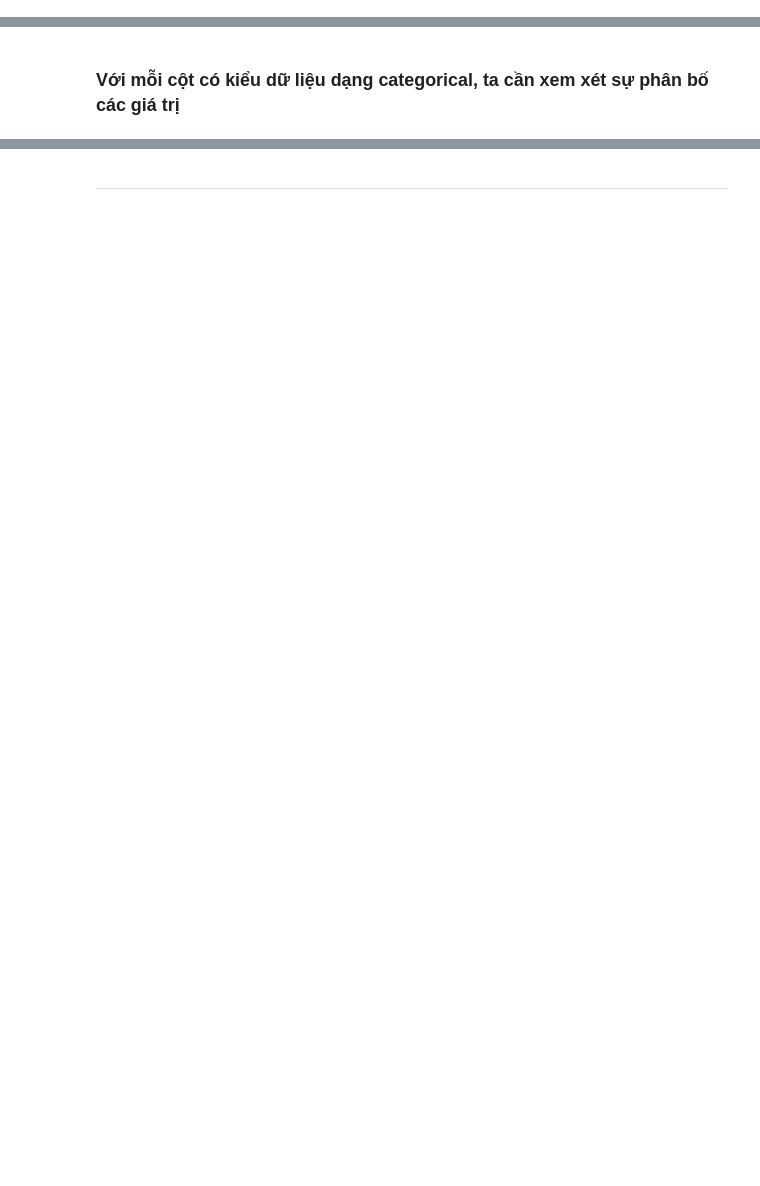
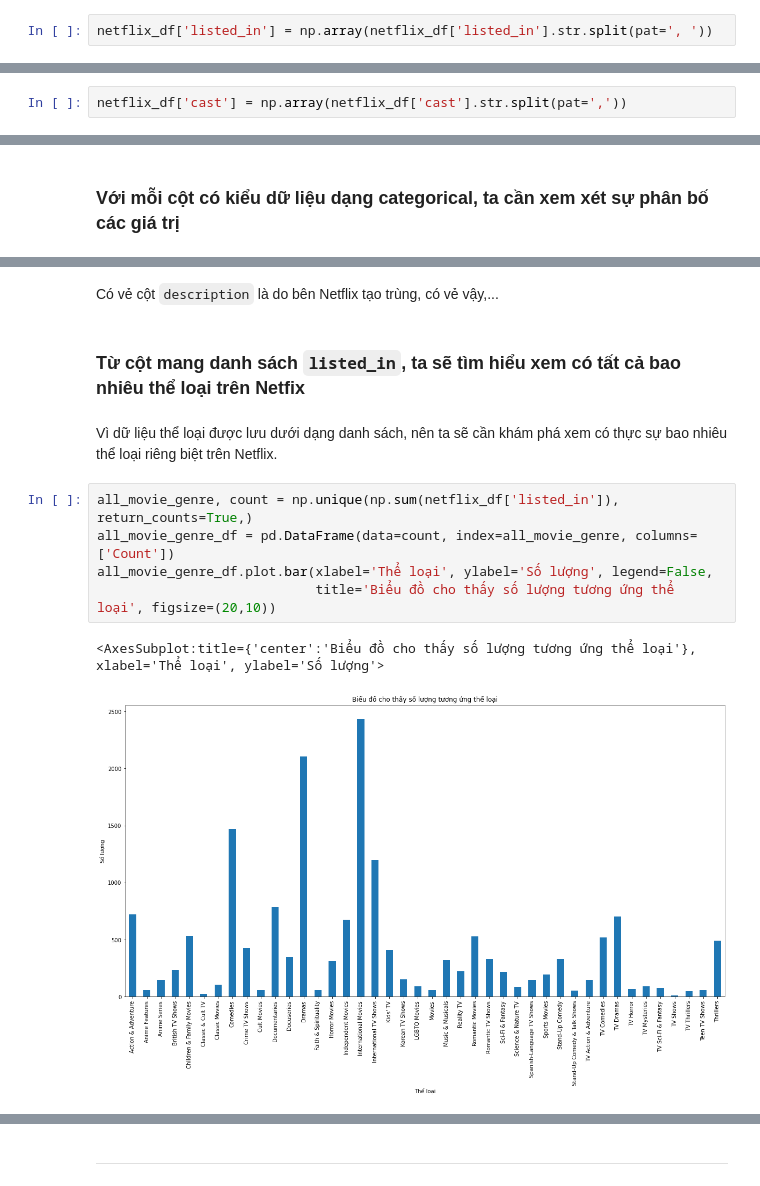
Before and after one commit to sgrayk/P4DS, a Jupyter notebook: AnalizingData.ipynb, the cells around one changed output, grey strips where cells are left out. Saved outputs shown, nothing was run; the diff lists cells and outputs as text; blank space fills up the shorter version.

```diff
--- a/AnalizingData.ipynb
+++ b/AnalizingData.ipynb
@@ -180,0 +181,2 @@ open_object_dtype(netflix_df['date_added'])
+# %%
+netflix_df['listed_in'] = np.array(netflix_df['listed_in'].str.split(pat=', '))
@@ -181 +195,3 @@ open_object_dtype(netflix_df['date_added'])
+# %%
+netflix_df['cast'] = np.array(netflix_df['cast'].str.split(pat=','))
 # %% [markdown]
@@ -283,0 +346,14 @@ for x in netflix_df['description']:
+# %% [markdown]
+Có vẻ cột `description` là do bên Netflix tạo trùng, có vẻ vậy,...
+# %% [markdown]
+### Từ cột mang danh sách `listed_in`, ta sẽ tìm hiểu xem có tất cả bao nhiêu thể loại trên Netfix
+# %% [markdown]
+Vì dữ liệu thể loại được lưu dưới dạng danh sách, nên ta sẽ cần khám phá xem có thực sự bao nhiêu thể loại riêng biệt trên Netflix.
+# %%
+all_movie_genre, count = np.unique(np.sum(netflix_df['listed_in']), return_counts=True,)
+all_movie_genre_df = pd.DataFrame(data=count, index=all_movie_genre, columns=['Count'])
+all_movie_genre_df.plot.bar(xlabel='Thể loại', ylabel='Số lượng', legend=False,
+                            title='Biểu đồ cho thấy số lượng tương ứng thể loại', figsize=(20,10))
+# %% [output]
+<AxesSubplot:title={'center':'Biểu đồ cho thấy số lượng tương ứng thể loại'}, xlabel='Thể loại', ylabel='Số lượng'>
+[figure, added]
```
Also changed, not shown: parts of 31 cells of this notebook.
